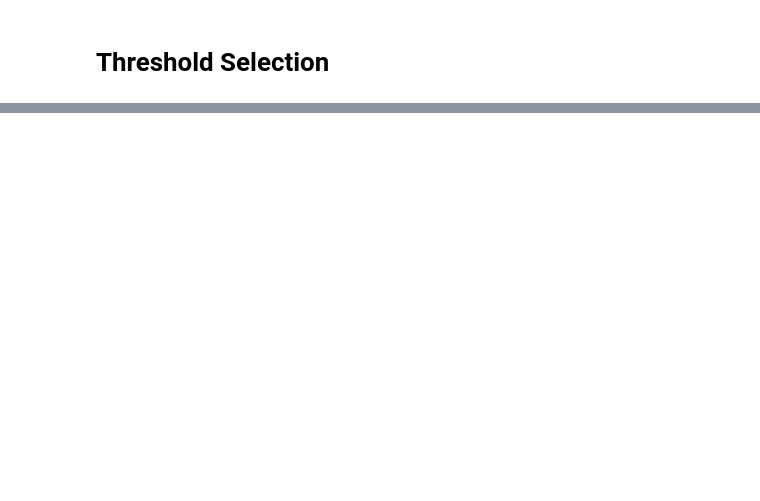
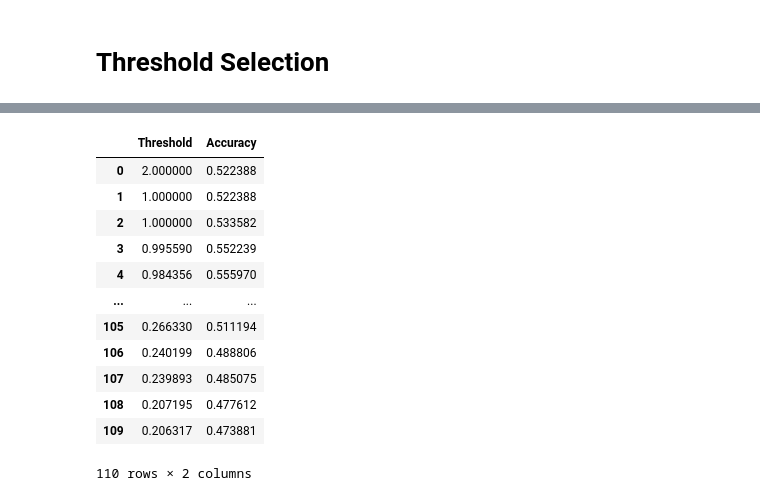
Before and after one commit to aishwaryamate/14July-Batch, a Jupyter notebook: Machine Learning/EDA-1/Logistic Regression.ipynb, the cells around one changed output, grey strips where cells are left out. Saved outputs shown, nothing was run; the diff lists cells and outputs as text; code cells hidden in the pictures; blank space fills up the shorter version.

```diff
--- a/Machine Learning/EDA-1/Logistic Regression.ipynb
+++ b/Machine Learning/EDA-1/Logistic Regression.ipynb
@@ -274,0 +402,6 @@ weighted avg       0.74      0.74      0.74       268
+# %%
+accuracy = []
+
+for i in threshold:
+    ypred = np.where(proba>i,1,0)
+    accuracy.append(accuracy_score(ytest,ypred))
@@ -274,0 +428,21 @@ weighted avg       0.74      0.74      0.74       268
+# %%
+threshold_selection = pd.DataFrame({
+    'Threshold' : threshold,
+    'Accuracy' : accuracy
+})
+# %%
+threshold_selection
+# %% [output]
+|  | Threshold | Accuracy |
+| 0 | 2.000000 | 0.522388 |
+| 1 | 1.000000 | 0.522388 |
+| 2 | 1.000000 | 0.533582 |
+| 3 | 0.995590 | 0.552239 |
+| 4 | 0.984356 | 0.555970 |
+| ... | ... | ... |
+| 105 | 0.266330 | 0.511194 |
+| 106 | 0.240199 | 0.488806 |
+| 107 | 0.239893 | 0.485075 |
+| 108 | 0.207195 | 0.477612 |
+| 109 | 0.206317 | 0.473881 |
+110 rows × 2 columns
```
Also changed, not shown: parts of 57 cells of this notebook.
